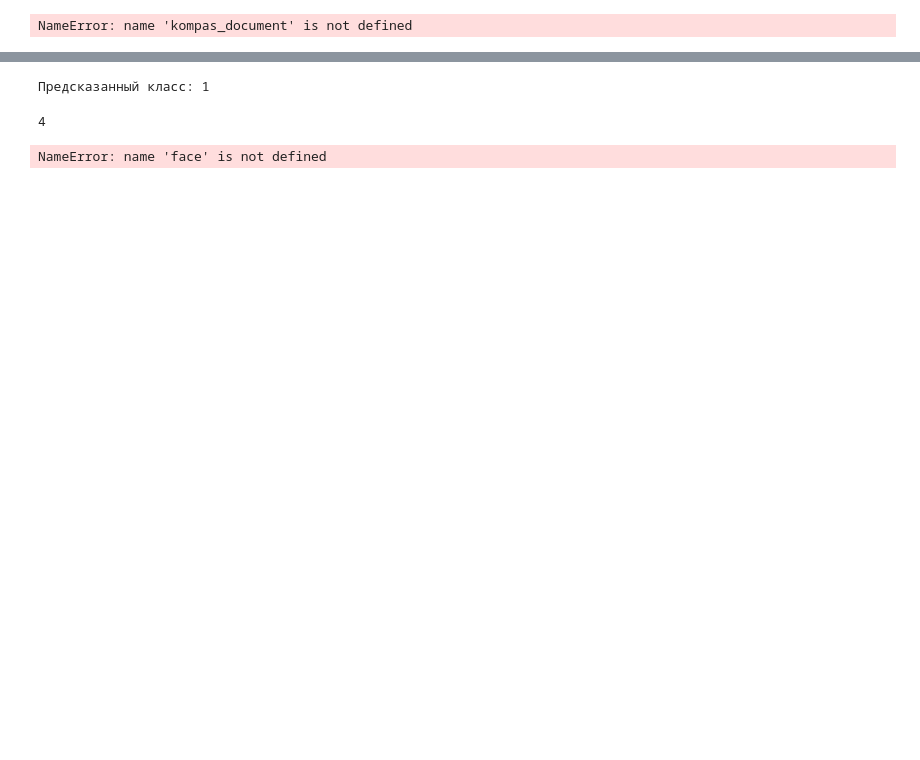
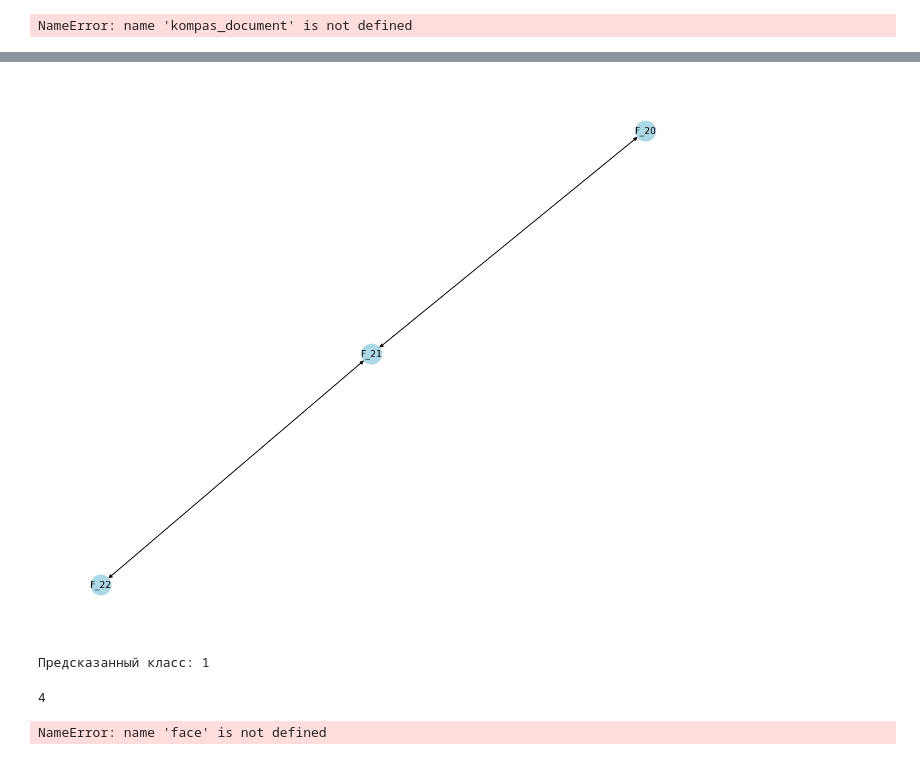
Before and after one commit to iidf17/Diplom-, a Jupyter notebook: k_parser.ipynb, the cells around one changed output, grey strips where cells are left out. Drawn from its saved outputs; the diff is of its cells as text; code cells hidden in the pictures; blank space fills up the shorter version.

```diff
--- a/k_parser.ipynb
+++ b/k_parser.ipynb
@@ -194,25 +195,24 @@ import torch_geometric
 from torch_geometric.utils import from_networkx
 
 def graph_to_data(G: nx.Graph, label: int = None) -> torch_geometric.data.Data:
-    # 1. Метрика для каждого узла
+    largest_scc = max(nx.strongly_connected_components(G), key=len)
+    G = G.subgraph(largest_scc).copy()
+
     degrees = [val for _, val in G.degree()]
     closeness = list(nx.closeness_centrality(G).values())
     betweenness = list(nx.betweenness_centrality(G).values())
     pagerank = list(nx.pagerank(G).values())
     eccentricity = list(nx.eccentricity(G).values())
 
-    # 2. Собираем признаки в матрицу [num_nodes x num_features]
     features = torch.tensor(
         [[d, c, b, p, e] for d, c, b, p, e in zip(degrees, closeness, betweenness, pagerank, eccentricity)],
         dtype=torch.float
     )
 
-    # 3. Преобразуем в PyG формат
     data = from_networkx(G)
 
-    # 4. Добавляем признаки и метку
     data.x = features
-    if label:
+    if label is not None:
         data.y = torch.tensor([label], dtype=torch.long)
 
     return data
@@ -228,5 +228,6 @@ for idx, row in df.iterrows():
     G = model_to_graph(filepath)
     dataset.append(graph_to_data(G, label))
 # %%
-dataset
+for data in dataset:
+    print(data.y)
 # %% [output]
@@ -283,14 +284,13 @@ model = GNN(in_channels=5, hidden_channels=64, num_classes=2)
 optimizer = torch.optim.Adam(model.parameters(), lr=0.01)
 criterion = torch.nn.CrossEntropyLoss()
 # %%
-# цикл обучения
-for epoch in range(1, 300):
+for epoch in range(1, 401):
     model.train()
     total_loss = 0
 
-    for data in loader:  # один батч (несколько графов)
+    for data in loader:
         optimizer.zero_grad()
-        out = model(data.x, data.edge_index, data.batch)  # data.batch нужен для глобального пула
+        out = model(data.x, data.edge_index, data.batch)
         loss = criterion(out, data.y)
         loss.backward()
         optimizer.step()
@@ -309 +312,19 @@ Epoch 280, Loss: 0.0000
+# %%
+testFilePath = os.getcwd() + "\\filesK\\cil5.m3d"
+G_test = model_to_graph(testFilePath)
+
+plt.figure(figsize=(12, 10))
+
+# Располагаем узлы для визуализации
+pos = nx.kamada_kawai_layout(G_test)#arf_layout(G)# spring_layout(G, seed=442)  # Автоматическое распределение узлов для логической схемы
+
+# Выделяем узлы разного типа цветом
+face_nodes = [node for node, data in G_test.nodes(data=True) if data["type"] == "face"]
+
+nx.draw(G_test, pos,with_labels=True, nodelist=face_nodes, node_color="lightblue", node_size=700)
+
+plt.axis("off")
+plt.show()
+# %% [output]
+[figure, added]
 # %%
```
Also changed, not shown: parts of 7 cells of this notebook, 9 other files.
